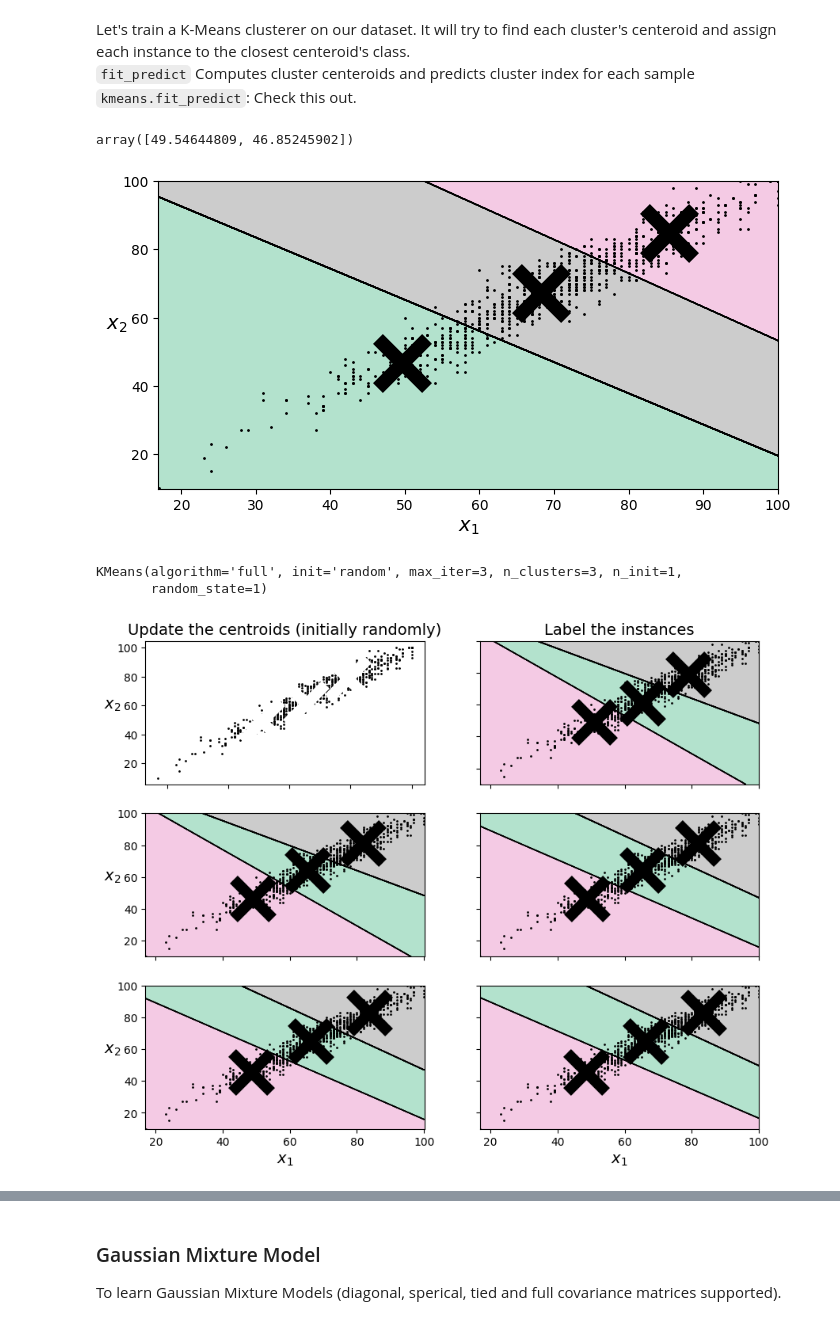
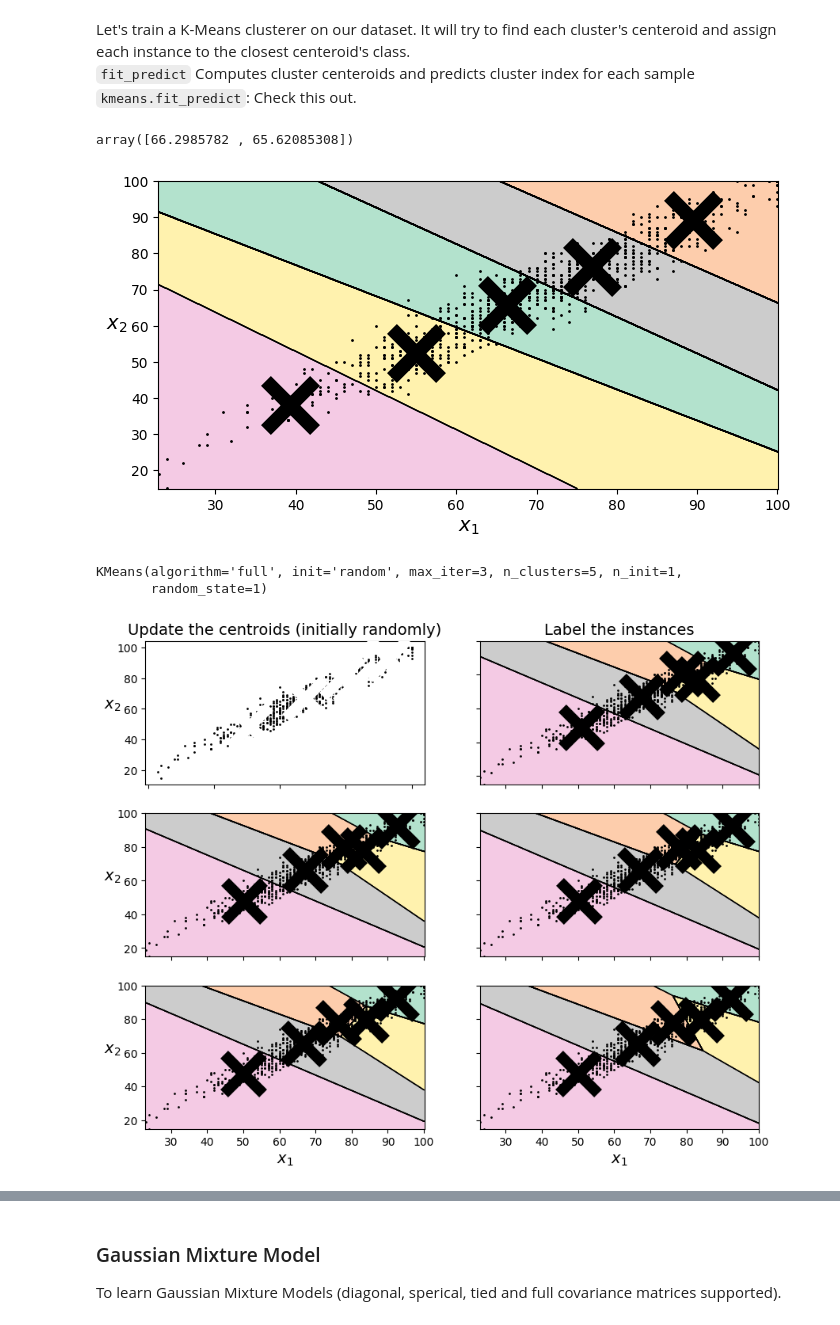
Before and after one commit to lascha212/F21DL, a Jupyter notebook: labs1-5.ipynb, the cells around one changed output, grey strips where cells are left out. Cells and saved outputs as stored; diff of their text form; code cells hidden in the pictures.

```diff
--- a/labs1-5.ipynb
+++ b/labs1-5.ipynb
@@ -652,4 +652,4 @@ def plot_clusters(X, y=None):
 
 # Just keep the reading and writing score for the kmeans algorithm
 X_k_means = X[['reading score', 'writing score']].to_numpy()
-X_train_k_means, X_test_k_means = train_test_split(X_k_means)
+X_train_reading_writing, X_test_reading_writing = train_test_split(X_k_means)
@@ -660,13 +667,13 @@ Let's train a K-Means clusterer on our dataset. It will try to find each cluster
 # %%
 from sklearn.cluster import KMeans
 
-k = 3
+k = 5
 kmeans = KMeans(n_clusters=k, random_state=42)
-y_pred = kmeans.fit_predict(X_train_k_means)
+y_pred = kmeans.fit_predict(X_train_reading_writing)
 # %%
 kmeans.cluster_centers_[0]
 # %% [output]
-array([49.54644809, 46.85245902])
+array([66.2985782 , 65.62085308])
 # %%
 def plot_data(X):
     plt.plot(X[:, 0], X[:, 1], 'k.', markersize=2)
@@ -708,10 +715,10 @@ def plot_decision_boundaries(clusterer, X, resolution=1000, show_centroids=True,
         plt.tick_params(labelleft=False)
 # %%
 plt.figure(figsize=(8, 4))
-plot_decision_boundaries(kmeans, X_train_k_means)
+plot_decision_boundaries(kmeans, X_train_reading_writing)
 plt.show()
 # %% [output]
-[figure, old version]
+[figure, new version]
 # %%
 kmeans_iter1 = KMeans(n_clusters=k, init="random", n_init=1,
                      algorithm="full", max_iter=1, random_state=1)
@@ -719,40 +726,40 @@ kmeans_iter2 = KMeans(n_clusters=k, init="random", n_init=1,
                      algorithm="full", max_iter=2, random_state=1)
 kmeans_iter3 = KMeans(n_clusters=k, init="random", n_init=1,
                      algorithm="full", max_iter=3, random_state=1)
-kmeans_iter1.fit(X_train_k_means)
-kmeans_iter2.fit(X_train_k_means)
-kmeans_iter3.fit(X_train_k_means)
+kmeans_iter1.fit(X_train_reading_writing)
+kmeans_iter2.fit(X_train_reading_writing)
+kmeans_iter3.fit(X_train_reading_writing)
 # %% [output]
-KMeans(algorithm='full', init='random', max_iter=3, n_clusters=3, n_init=1,
+KMeans(algorithm='full', init='random', max_iter=3, n_clusters=5, n_init=1,
        random_state=1)
 # %%
 plt.figure(figsize=(10, 8))
 
 plt.subplot(321)
-plot_data(X_train_k_means)
+plot_data(X_train_reading_writing)
 plot_centroids(kmeans_iter1.cluster_centers_, circle_color='r', cross_color='w')
 plt.ylabel("$x_2$", fontsize=14, rotation=0)
 plt.tick_params(labelbottom=False)
 plt.title("Update the centroids (initially randomly)", fontsize=14)
 
 plt.subplot(322)
-plot_decision_boundaries(kmeans_iter1, X_train_k_means, show_xlabels=False, show_ylabels=False)
+plot_decision_boundaries(kmeans_iter1, X_train_reading_writing, show_xlabels=False, show_ylabels=False)
 plt.title("Label the instances", fontsize=14)
 
 plt.subplot(323)
-plot_decision_boundaries(kmeans_iter1, X_train_k_means, show_centroids=False, show_xlabels=False)
+plot_decision_boundaries(kmeans_iter1, X_train_reading_writing, show_centroids=False, show_xlabels=False)
 plot_centroids(kmeans_iter2.cluster_centers_)
 
 plt.subplot(324)
-plot_decision_boundaries(kmeans_iter2, X_train_k_means, show_xlabels=False, show_ylabels=False)
+plot_decision_boundaries(kmeans_iter2, X_train_reading_writing, show_xlabels=False, show_ylabels=False)
 
 plt.subplot(325)
-plot_decision_boundaries(kmeans_iter2, X_train_k_means, show_centroids=False)
+plot_decision_boundaries(kmeans_iter2, X_train_reading_writing, show_centroids=False)
 plot_centroids(kmeans_iter3.cluster_centers_)
 
 plt.subplot(326)
-plot_decision_boundaries(kmeans_iter3, X_train_k_means, show_ylabels=False)
+plot_decision_boundaries(kmeans_iter3, X_train_reading_writing, show_ylabels=False)
 
 plt.show()
 # %% [output]
-[figure, old version]
+[figure, new version]
```
Also changed, not shown: parts of 33 cells of this notebook.
